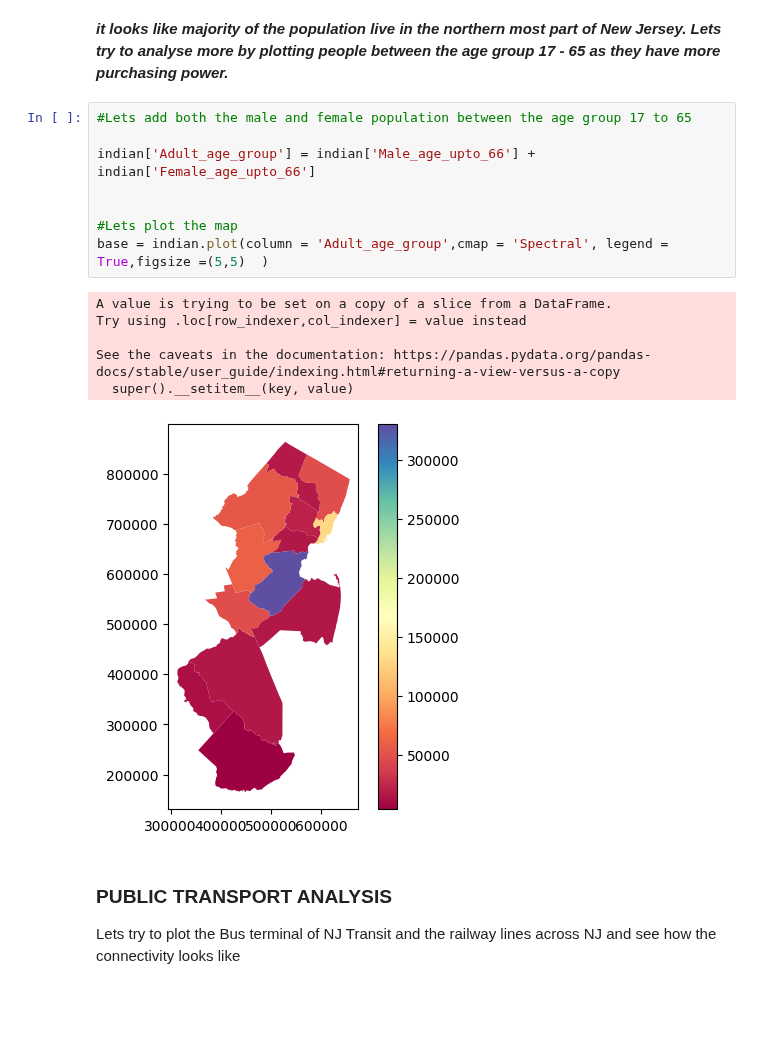
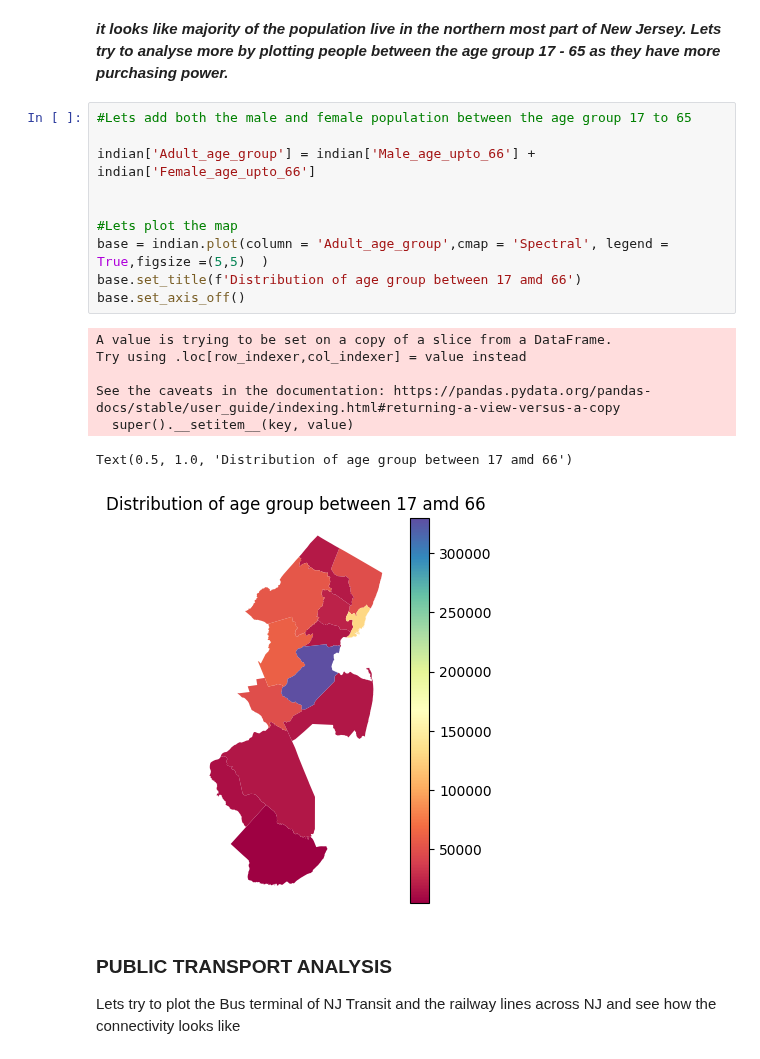
Before and after one commit to NihilKottal001/GIS, a Jupyter notebook: PS1.ipynb, the cells around one changed output. Cells and saved outputs as stored; diff of their text form; blank space fills up the shorter version.

```diff
--- a/PS1.ipynb
+++ b/PS1.ipynb
@@ -338,18 +248,21 @@ indian.plot(column = 'pop_density(people/Sq Miles)',cmap = 'Spectral', legend =
 # %%
 #Lets add both the male and female population between the age group 17 to 65
 
 indian['Adult_age_group'] = indian['Male_age_upto_66'] + indian['Female_age_upto_66']
 
 
 #Lets plot the map
 base = indian.plot(column = 'Adult_age_group',cmap = 'Spectral', legend = True,figsize =(5,5)  )
+base.set_title(f'Distribution of age group between 17 amd 66')
+base.set_axis_off()
 # %% [output]
 A value is trying to be set on a copy of a slice from a DataFrame.
 Try using .loc[row_indexer,col_indexer] = value instead
 
 See the caveats in the documentation: https://pandas.pydata.org/pandas-docs/stable/user_guide/indexing.html#returning-a-view-versus-a-copy
   super().__setitem__(key, value)
+Text(0.5, 1.0, 'Distribution of age group between 17 amd 66')
-[figure, old version]
+[figure, new version]
 # %% [markdown]
 ### PUBLIC TRANSPORT ANALYSIS
 
```
Also changed, not shown: parts of 14 cells of this notebook.
